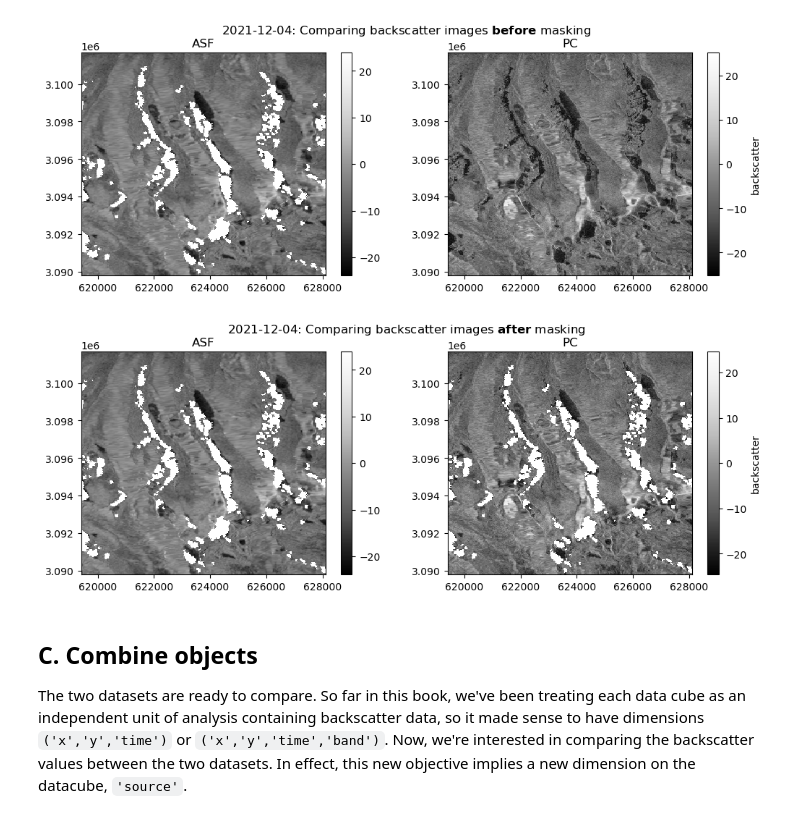
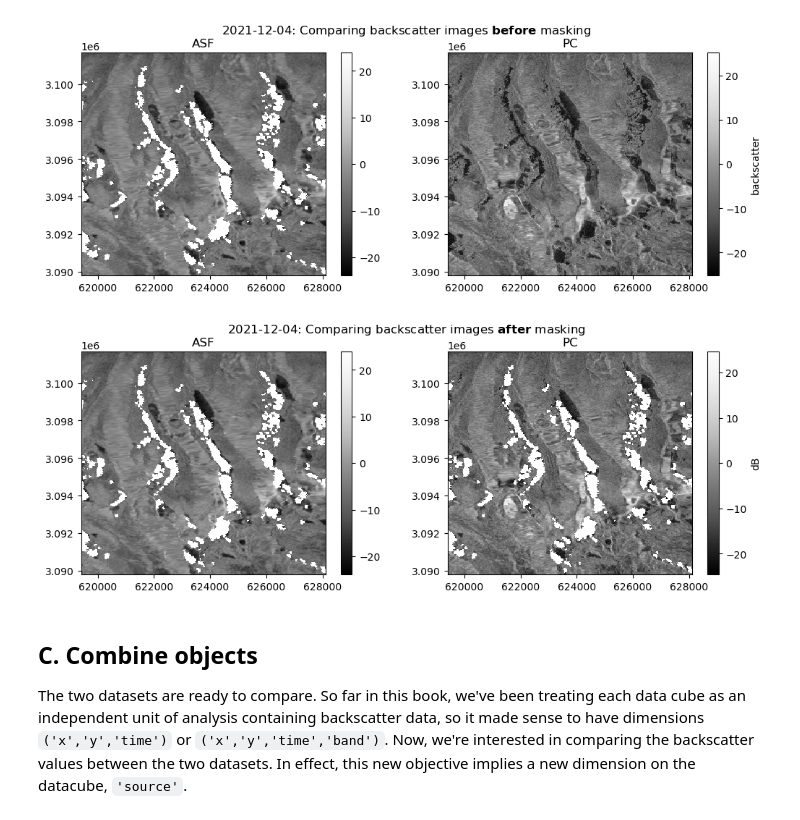
Before and after one commit to e-marshall/tutorials, a Jupyter notebook: book/tutorial2/nbs/5_comparing_s1_rtc_datasets.ipynb, the cells around one changed output. Saved outputs shown, nothing was run; the diff lists cells and outputs as text; code cells hidden in the pictures.

```diff
--- a/book/tutorial2/nbs/5_comparing_s1_rtc_datasets.ipynb
+++ b/book/tutorial2/nbs/5_comparing_s1_rtc_datasets.ipynb
@@ -94,10 +95,14 @@ pc_cube = da
 # %%
 pc_cube = pc_cube.compute()
 # %%
-timeseries_type = 'full'
+timeseries_type = "full"
 
-asf_cube = xr.open_dataset(f'../data/{timeseries_type}_timeseries/intermediate_cubes/s1_asf_clipped_cube.zarr',
-                           engine='zarr',chunks='auto', decode_coords='all')
+asf_cube = xr.open_dataset(
+    f"../data/{timeseries_type}_timeseries/intermediate_cubes/s1_asf_clipped_cube.zarr",
+    engine="zarr",
+    chunks="auto",
+    decode_coords="all",
+)
 # %% [markdown]
 Rename the temporal dimension of the ASF dataset to match that of the PC dataset:
 # %%
@@ -252,23 +290,31 @@ ax[1].set_xlabel(None);
 # %% [output]
 [figure]
 # %%
-fig, ax = plt.subplots(ncols=2, figsize=(12,4))
+fig, ax = plt.subplots(ncols=2, figsize=(12, 4))
 
-date_target = '2021-12-2'
-date_actual = asf_da.sel(time=date_target, method='nearest').time.dt.date.data.astype(str)
-fig.suptitle(f'{date_actual}: Comparing backscatter images ' + r"$\bf{after}$" + ' masking')
-s1_tools.power_to_db(asf_da.sel(band='vv').sel(time=date_target, method='nearest')).plot(cmap=plt.cm.Greys_r, ax=ax[0])
-ax[0].set_title('ASF')
-s1_tools.power_to_db(pc_mask.sel(band='vv').sel(time=date_target, method='nearest')).plot(cmap=plt.cm.Greys_r,ax=ax[1], cbar_kwargs={'label':'dB'})
-ax[1].set_title('PC')
+date_target = "2021-12-2"
+date_actual = asf_da.sel(time=date_target, method="nearest").time.dt.date.data.astype(
+    str
+)
+fig.suptitle(
+    f"{date_actual}: Comparing backscatter images " + r"$\bf{after}$" + " masking"
+)
+s1_tools.power_to_db(
+    asf_da.sel(band="vv").sel(time=date_target, method="nearest")
+).plot(cmap=plt.cm.Greys_r, ax=ax[0])
+ax[0].set_title("ASF")
+s1_tools.power_to_db(
+    pc_mask.sel(band="vv").sel(time=date_target, method="nearest")
+).plot(cmap=plt.cm.Greys_r, ax=ax[1], cbar_kwargs={"label": "dB"})
+ax[1].set_title("PC")
 
 ax[0].set_ylabel(None)
 ax[0].set_xlabel(None)
 
 ax[1].set_ylabel(None)
 ax[1].set_xlabel(None);
 # %% [output]
-[figure, old version]
+[figure, new version]
 # %% [markdown]
 ## C. Combine objects
 
```
Also changed, not shown: parts of 20 cells of this notebook, 5 other files.
